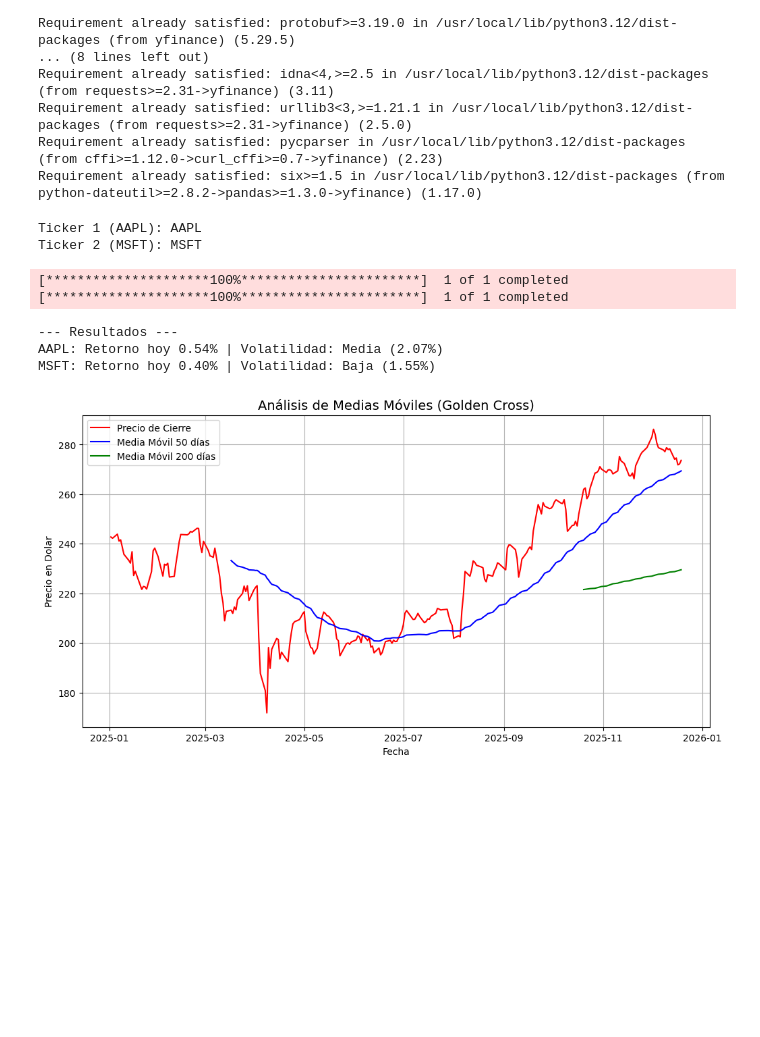
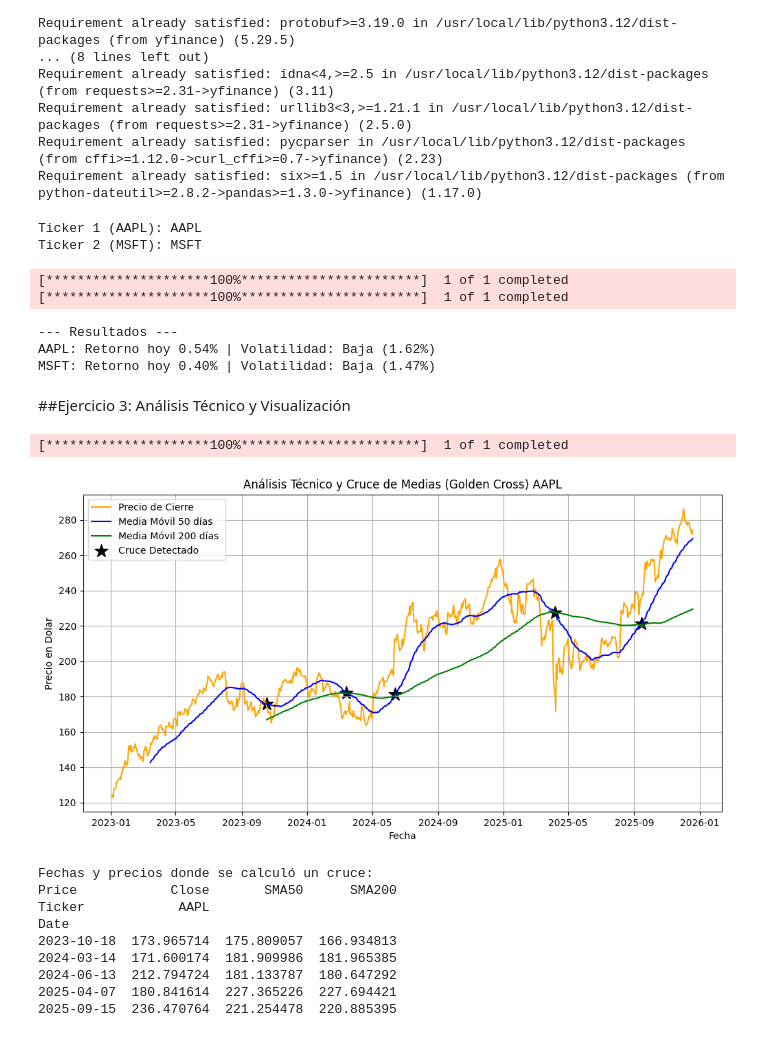
Before and after one commit to ignaciomorenobarria21-a11y/examen_Python, a Jupyter notebook: Examen_Python_Final.ipynb, the cells around one changed output. Drawn from its saved outputs; the diff is of its cells as text; code cells hidden in the pictures; blank space fills up the shorter version.

Commit message:
Examen Parcial puntos 1,2,3 y 4 realizados.

```diff
--- a/Examen_Python_Final.ipynb
+++ b/Examen_Python_Final.ipynb
@@ -54,8 +58,8 @@ t1 = input("Ticker 1 (AAPL): ").upper()
 t2 = input("Ticker 2 (MSFT): ").upper()
 
 # 2.
-d1 = yf.download(t1, start="2025-01-01")
-d2 = yf.download(t2, start="2025-01-01")
+d1 = yf.download(t1, start="2023-01-01")
+d2 = yf.download(t2, start="2023-01-01")
 
 # 3
 precio_hoy1 = d1['Close'].iloc[-1].item()
@@ -81,31 +85,56 @@ Ticker 2 (MSFT): MSFT
 [*********************100%***********************]  1 of 1 completed
 [*********************100%***********************]  1 of 1 completed
 --- Resultados ---
-AAPL: Retorno hoy 0.54% | Volatilidad: Media (2.07%)
-MSFT: Retorno hoy 0.40% | Volatilidad: Baja (1.55%)
+AAPL: Retorno hoy 0.54% | Volatilidad: Baja (1.62%)
+MSFT: Retorno hoy 0.40% | Volatilidad: Baja (1.47%)
+# %% [markdown]
+##Ejercicio 3: Análisis Técnico y Visualización
 # %%
 import matplotlib.pyplot as plt
+import yfinance as yf
 
-df_grafico = d1.copy()
+# 1.
+ticker = "AAPL"
+data = yf.download(ticker, start="2023-01-01")
 
-df_grafico['SMA50'] = df_grafico['Close'].rolling(window=50).mean()
-df_grafico['SMA200'] = df_grafico['Close'].rolling(window=200).mean()
+# 2.
+data['SMA50'] = data['Close'].rolling(window=50).mean()
+data['SMA200'] = data['Close'].rolling(window=200).mean()
+
+# 3.
+data['Signal'] = data['SMA50'] > data['SMA200']
+data['Cruce'] = data['Signal'].diff()
+
+puntos_cruce = data[data['Cruce'] == True]
+
+# 4.
+plt.figure(figsize=(12, 6))
+plt.plot(data['Close'], label='Precio de Cierre', color='orange')
+plt.plot(data['SMA50'], label='Media Móvil 50 días ', color='blue')
+plt.plot(data['SMA200'], label='Media Móvil 200 días ', color='green')
 
 
-plt.figure(figsize=(12, 6))
-plt.plot(df_grafico['Close'], label='Precio de Cierre', color='red')
-plt.plot(df_grafico['SMA50'], label='Media Móvil 50 días', color='blue')
-plt.plot(df_grafico['SMA200'], label='Media Móvil 200 días', color='green')
+plt.scatter(puntos_cruce.index, puntos_cruce['SMA50'], color='black', marker='*', s=200, label='Cruce Detectado')
 
+plt.title(f"Análisis Técnico y Cruce de Medias (Golden Cross) AAPL")
+plt.xlabel("Fecha")
+plt.ylabel("Precio en Dolar")
+plt.legend()
+plt.grid(True)
+plt.show()
 
-plt.title(f"Análisis de Medias Móviles (Golden Cross)", fontsize=14)
-plt.xlabel("Fecha", fontsize=10)
-plt.ylabel("Precio en Dolar", fontsize=10)
-plt.legend(loc='best')
-plt.grid(True)
-
-
-
-plt.show()
+# Mostrar los puntos calculados por pantalla
+print("Fechas y precios donde se calculó un cruce:")
+print(puntos_cruce[['Close', 'SMA50', 'SMA200']])
 # %% [output]
+[*********************100%***********************]  1 of 1 completed
-[figure, old version]
+[figure, new version]
+Fechas y precios donde se calculó un cruce:
+Price            Close       SMA50      SMA200
+Ticker            AAPL
+Date
+2023-10-18  173.965714  175.809057  166.934813
+2024-03-14  171.600174  181.909986  181.965385
+2024-06-13  212.794724  181.133787  180.647292
+2025-04-07  180.841614  227.365226  227.694421
+2025-09-15  236.470764  221.254478  220.885395
```
Also changed, not shown: parts of 5 cells of this notebook.
